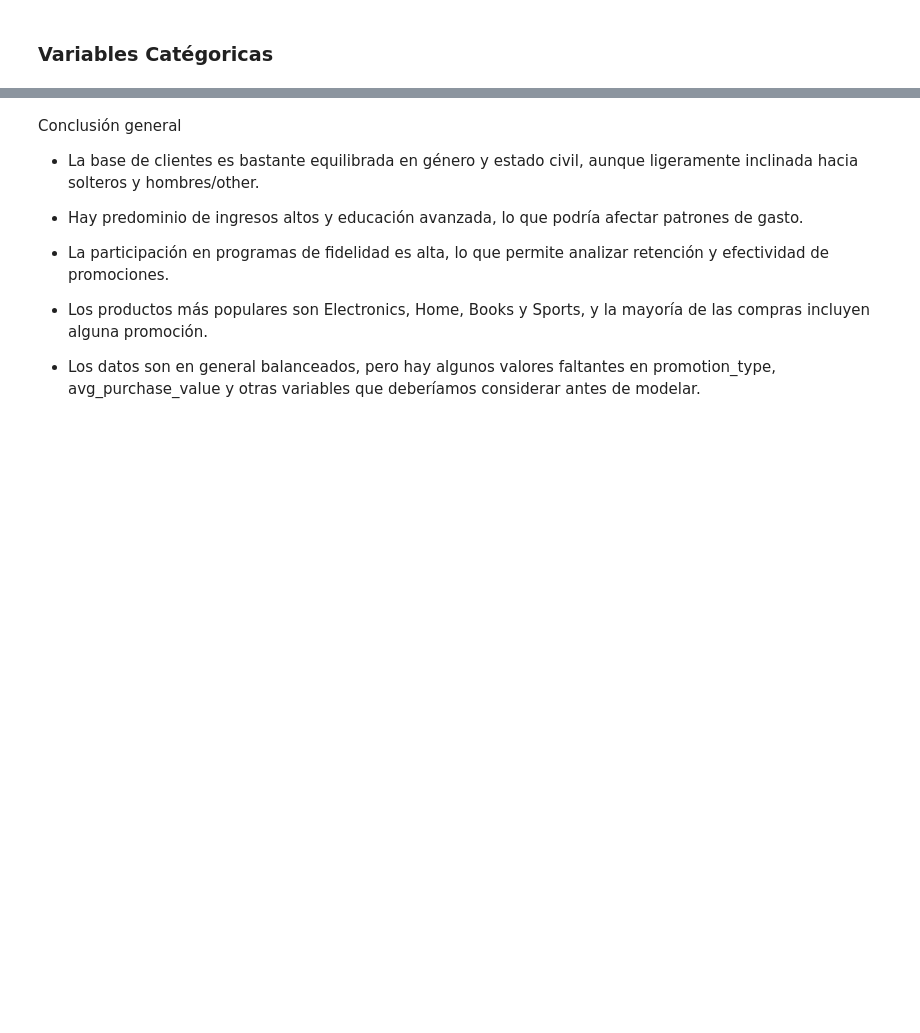
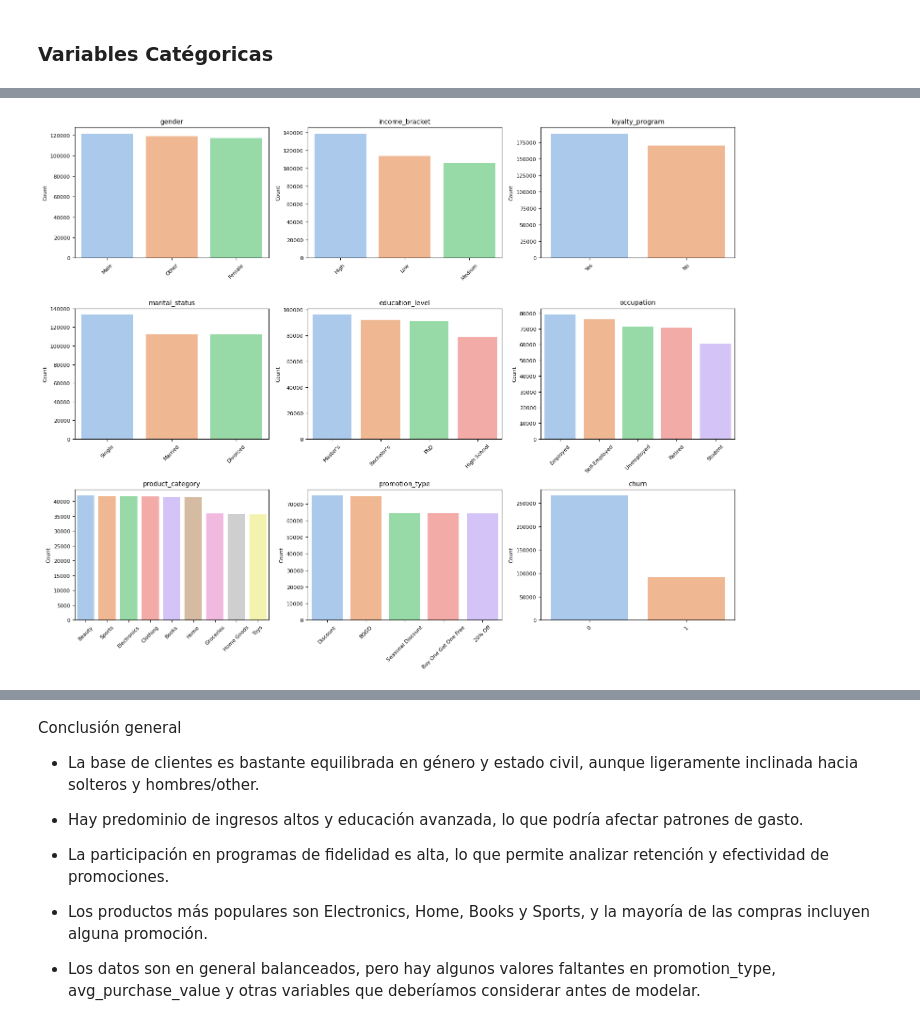
Before and after one commit to ChurnGuard/ChurnInsight, a Jupyter notebook: data-science/notebooks/Data engineer.ipynb, the cells around one changed output, grey strips where cells are left out. Drawn from its saved outputs; the diff is of its cells as text; code cells hidden in the pictures; blank space fills up the shorter version.

Commit message:
Add updated Data Engineer notebook

```diff
--- a/data-science/notebooks/Data engineer.ipynb
+++ b/data-science/notebooks/Data engineer.ipynb
@@ -633,2 +658,40 @@ Buy One Get One Free: 133
 
 ✅ La tasa de churn es extremadamente baja (<0,5%), lo que indica que la mayoría de los clientes permanecen activos.
+# %%
+import matplotlib.pyplot as plt
+import seaborn as sns
+import math
+
+categorical_cols = [
+    "gender", "income_bracket", "loyalty_program",
+    "marital_status", "education_level", "occupation",
+    "product_category", "promotion_type", "churn"
+]
+
+n_cols = 3
+n_rows = math.ceil(len(categorical_cols)/n_cols)
+
+fig, axes = plt.subplots(n_rows, n_cols, figsize=(15, 4*n_rows))
+axes = axes.flatten()
+
+for i, col in enumerate(categorical_cols):
+    sns.countplot(
+        data=df,
+        x=col,
+        order=df[col].value_counts().index,
+        palette='pastel',
+        ax=axes[i]
+    )
+    axes[i].set_title(col, fontsize=10)
+    axes[i].set_xlabel('')
+    axes[i].set_ylabel('Count', fontsize=8)
+    axes[i].tick_params(axis='x', rotation=45, labelsize=8)
+    axes[i].tick_params(axis='y', labelsize=8)
+
+for j in range(i+1, len(axes)):
+    fig.delaxes(axes[j])
+
+plt.tight_layout()
+plt.show()
+# %% [output]
+[figure, added]
```
Also changed, not shown: parts of 24 cells of this notebook, 7 other files.
